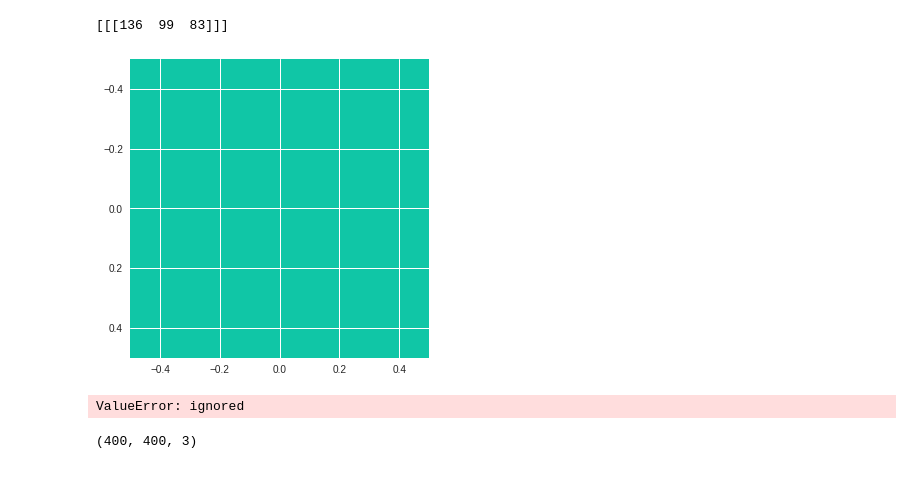
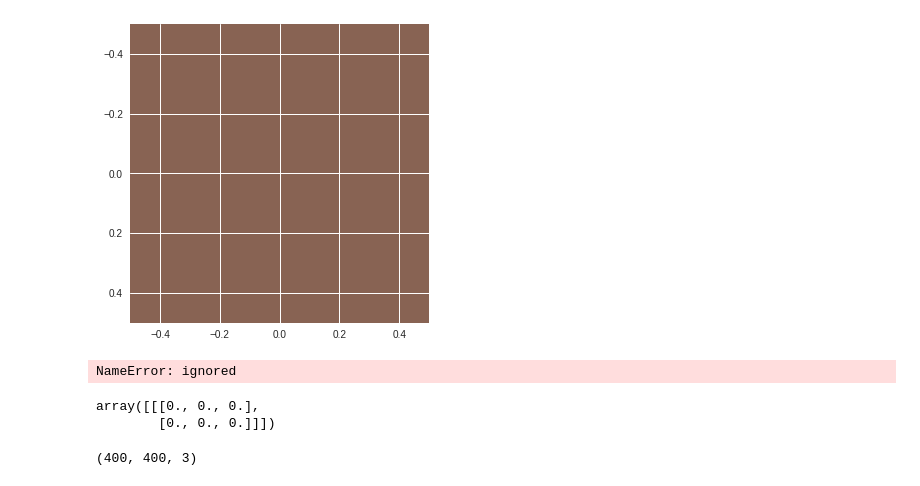
Before and after one commit to Navan0/imgMax, a Jupyter notebook: imgMx.ipynb, the cells around one changed output. Drawn from its saved outputs; the diff is of its cells as text; code cells hidden in the pictures.

```diff
--- a/imgMx.ipynb
+++ b/imgMx.ipynb
@@ -3,31 +3,29 @@
 # %%
 from PIL import Image
 import numpy as np
 import matplotlib.pyplot as plt
 img = np.array(Image.open('/content/mine.jpg'))
 img.setflags(write=1)
 img2 = np.asarray(Image.open('/content/test2.png'))
 img2.setflags(write=1)
-arr = Image.fromarray(img)
-face = img[0:1, 0:1]
-print(face)
-arr2img = Image.fromarray(face2m)
-plt.imshow(arr2img)
+facearr = img[0:1, 0:1]
+face = Image.fromarray(facearr)
+plt.imshow(face)
 plt.show()
 arr2img.save('save.jpg')
+print(facearr)
 # %% [output]
+[figure, new version]
-[[[136  99  83]]]
+NameError: ignored
-[figure, old version]
-# %%
-import matplotlib.pyplot as plt
-face = img[0:50,0:]
-
-plt.show(face)
-# %% [output]
-ValueError: ignored
-# %%
-img.shape
-# %% [output]
-(400, 400, 3)
+# %%
+faceNew = np.zeros([1,2,3])
+faceNew
+# %% [output]
+array([[[0., 0., 0.],
+        [0., 0., 0.]]])
+# %%
+  img.shape
+# %% [output]
+(400, 400, 3)
 # %%
 from google.colab import files
```
Also changed, not shown: parts of 4 cells of this notebook.
